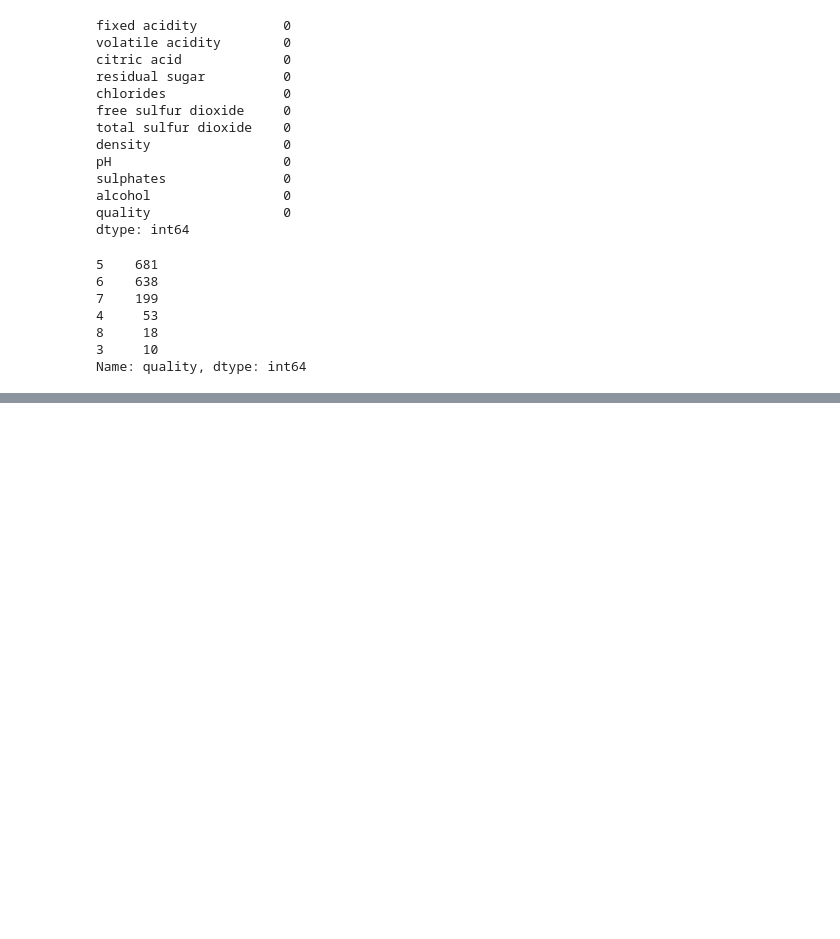
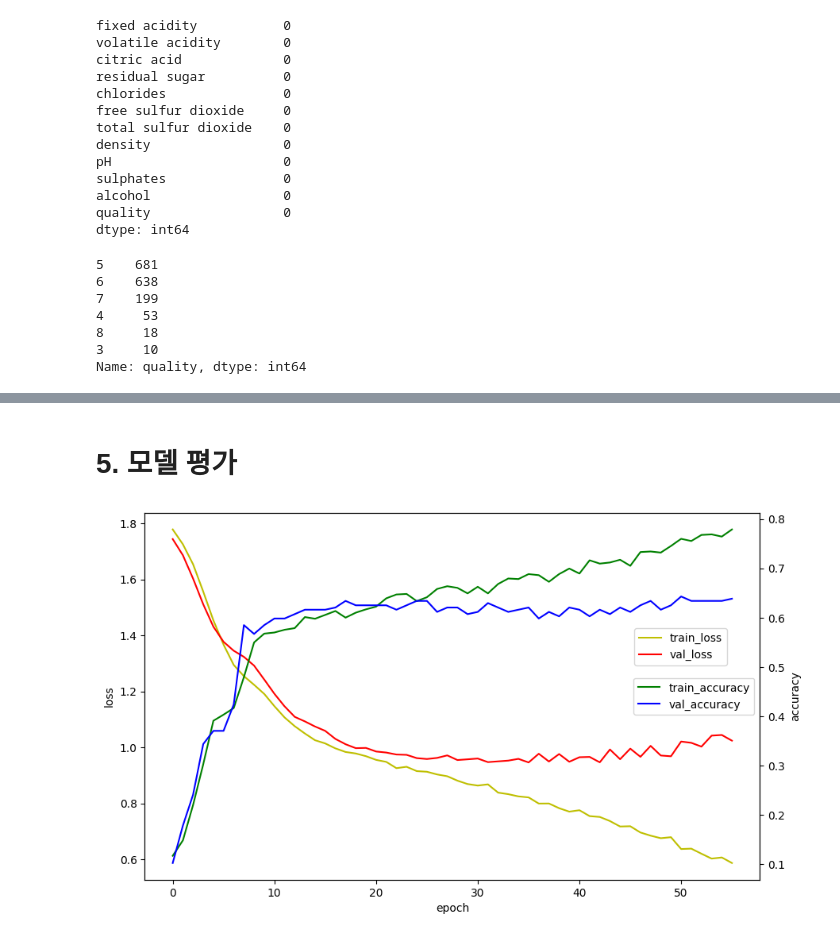
Before and after one commit to hurjoung/ai, a Jupyter notebook: source/05_DeepLearning/09_wine품질등급예측(다중분류).ipynb, the cells around one changed output, grey strips where cells are left out. Cells and saved outputs as stored; diff of their text form; code cells hidden in the pictures; blank space fills up the shorter version.

```diff
--- a/source/05_DeepLearning/09_wine품질등급예측(다중분류).ipynb
+++ b/source/05_DeepLearning/09_wine품질등급예측(다중분류).ipynb
@@ -103,0 +117,7 @@ Name: quality, dtype: int64
+# %%
+# 독립변수 X의 스케일 조정
+scaler = StandardScaler()
+scaler.fit(X_redwine)
+scaled_X_redwine = scaler.transform(X_redwine)
+# 다중분류를 위한 타겟변수의 원핫인코딩 -> numpy 배열로 변환
+Y_redwine = pd.get_dummies(y_redwine).to_numpy() # 3-8까지의 등급이 배열로 변경됨
@@ -103,0 +152,7 @@ Name: quality, dtype: int64
+# %%
+# 훈련셋과 테스트셋 분리(층화추출) = 7:3
+X_train, X_test, Y_train, Y_test =train_test_split(scaled_X_redwine, Y_redwine,
+                                                  train_size=0.7,
+                                                  stratify=Y_redwine,
+                                                  random_state=3)
+X_train.shape, X_test.shape, Y_train.shape, Y_test.shape
@@ -103,0 +178,12 @@ Name: quality, dtype: int64
+# %%
+model = Sequential()
+model.add(Input(11))
+model.add(Dense(units=100, activation='relu'))
+model.add(Dense(units=80, activation='relu'))
+model.add(Dense(units=60, activation='relu'))
+model.add(Dense(units=40, activation='relu'))
+model.add(Dropout(0.1))
+model.add(Dense(30, 'relu'))
+model.add(Dense(units=20, activation='relu'))
+model.add(Dense(units=6, activation='softmax'))
+model.summary()
@@ -103,0 +268,19 @@ Name: quality, dtype: int64
+# %% [markdown]
+# 5. 모델 평가
+# %%
+# 학습과정 표시하기
+import matplotlib.pyplot as plt
+fig, loss_ax = plt.subplots(figsize=(10,6))
+loss_ax.plot(hist.history['loss'], 'y', label='train_loss')
+loss_ax.plot(hist.history['val_loss'], 'r', label='val_loss')
+acc_ax = loss_ax.twinx() # loss_ax와 x축을 공유하는 acc_ax 생성
+acc_ax.plot(hist.history['accuracy'], 'g', label='train_accuracy')
+acc_ax.plot(hist.history['val_accuracy'], 'b', label='val_accuracy')
+loss_ax.set_xlabel('epoch')
+loss_ax.set_ylabel('loss')
+acc_ax.set_ylabel('accuracy')
+loss_ax.legend(bbox_to_anchor=(0.955, 0.7))
+acc_ax.legend(loc='center right')
+plt.show()
+# %% [output]
+[figure, added]
```
Also changed, not shown: parts of 18 cells of this notebook, 4 other files.
